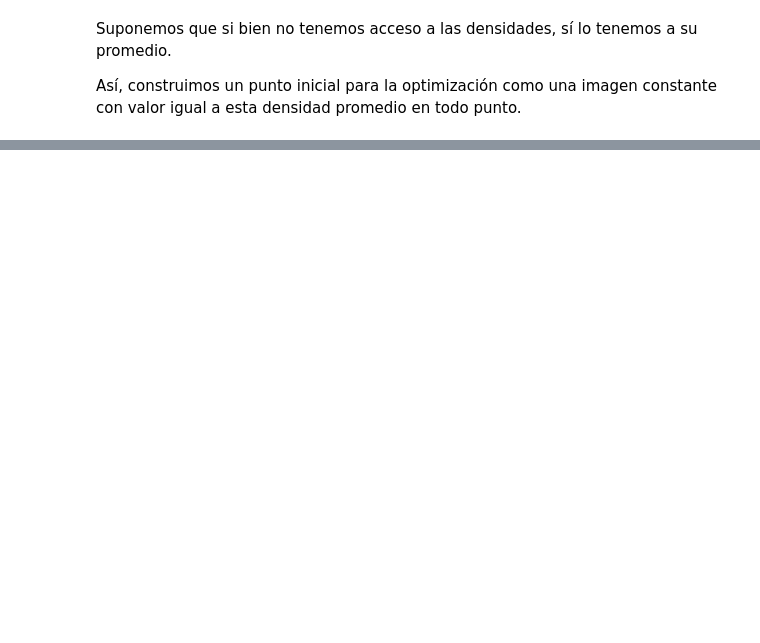
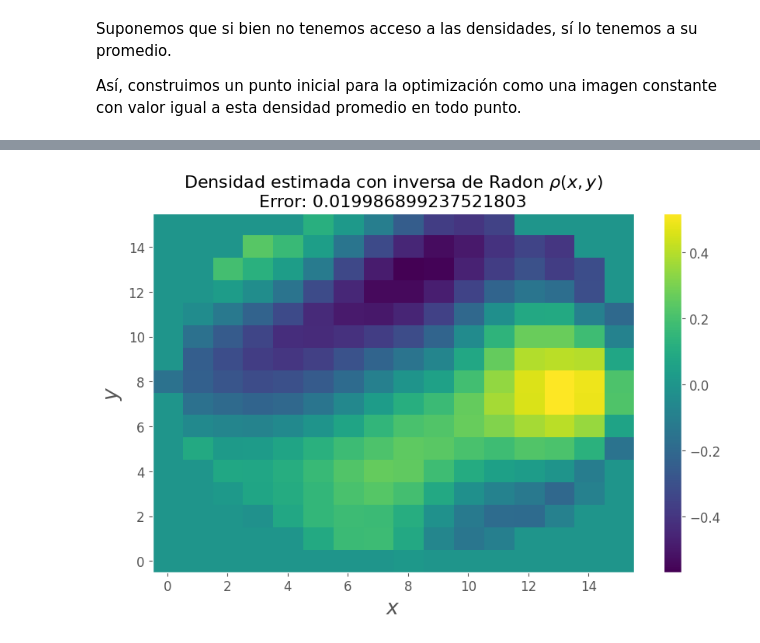
Before and after one commit to johnny-godoy/tomografia-computarizada, a Jupyter notebook: simulaciones/Simulaciones de CT Scan.ipynb, the cells around one changed output, grey strips where cells are left out. Drawn from its saved outputs; the diff is of its cells as text; code cells hidden in the pictures; blank space fills up the shorter version.

```diff
--- a/simulaciones/Simulaciones de CT Scan.ipynb
+++ b/simulaciones/Simulaciones de CT Scan.ipynb
@@ -147,0 +141,6 @@ Sin embargo, puede ser más desafiente escalar esta metodología para imágenes
+# %%
+densidades_iradon = skimage.transform.iradon(transformada_simulada)
+ver_imagen(densidades_iradon, r"Densidad estimada con inversa de Radon $\rho(x, y)$"
+           + f"\nError: {error(densidades_iradon)}")
+# %% [output]
+[figure, added]
```
Also changed, not shown: parts of 33 cells of this notebook.
